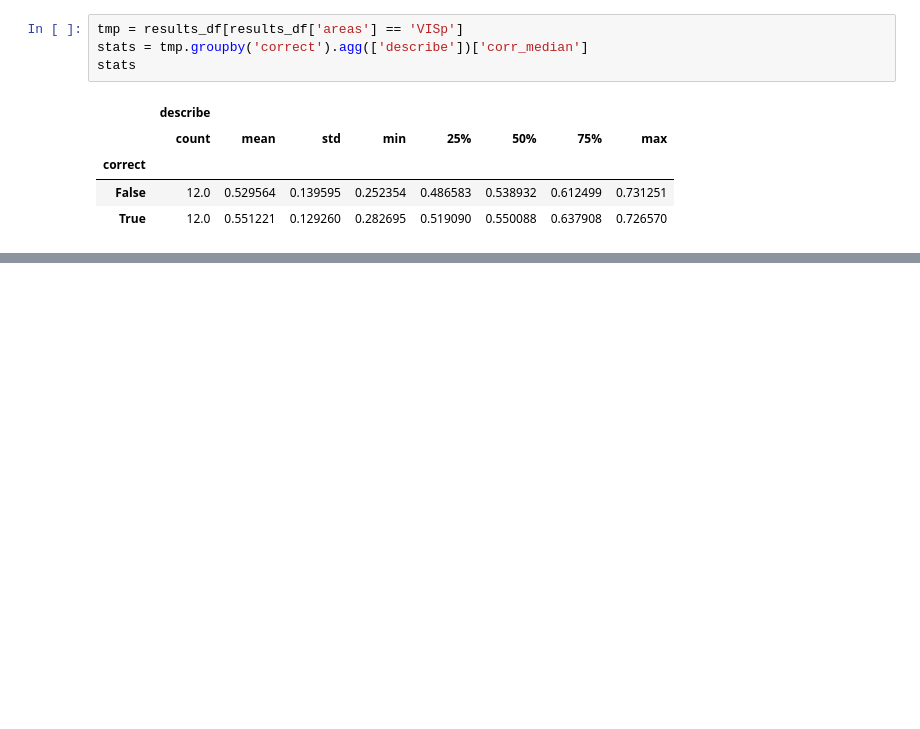
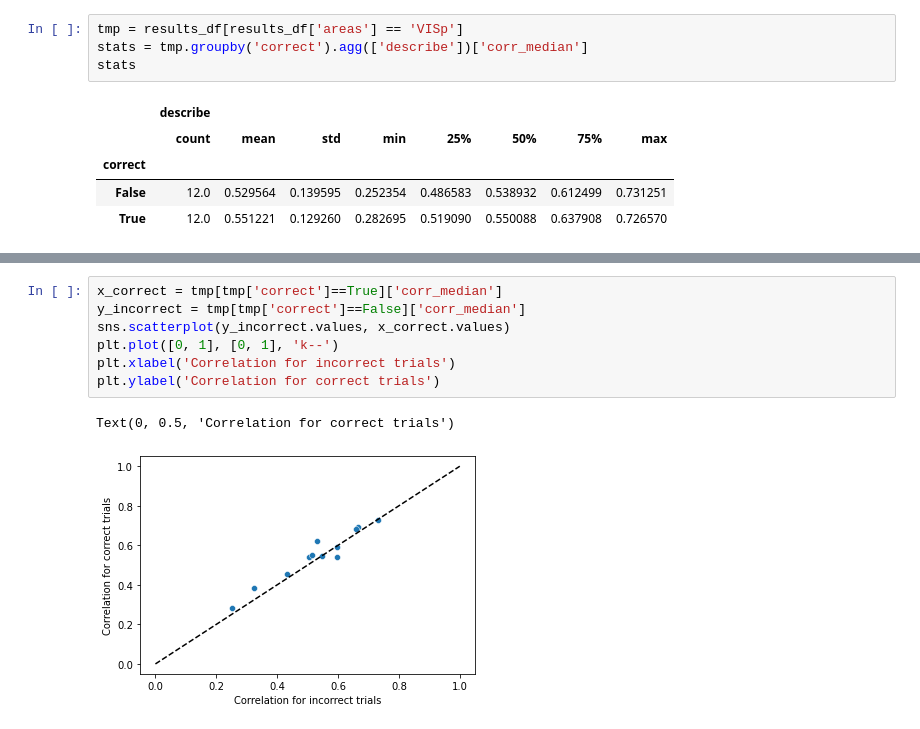
Before and after one commit to jthermiz/nma_timely_tigers, a Jupyter notebook: analyses/Neuron correlations.ipynb, the cells around one changed output, grey strips where cells are left out. Drawn from its saved outputs; the diff is of its cells as text; blank space fills up the shorter version.

```diff
--- a/analyses/Neuron correlations.ipynb
+++ b/analyses/Neuron correlations.ipynb
@@ -164,0 +165,10 @@ stats
+# %%
+x_correct = tmp[tmp['correct']==True]['corr_median']
+y_incorrect = tmp[tmp['correct']==False]['corr_median']
+sns.scatterplot(y_incorrect.values, x_correct.values)
+plt.plot([0, 1], [0, 1], 'k--')
+plt.xlabel('Correlation for incorrect trials')
+plt.ylabel('Correlation for correct trials')
+# %% [output]
+Text(0, 0.5, 'Correlation for correct trials')
+[figure, added]
```
Also changed, not shown: parts of 1 cell of this notebook, 3 other files.
